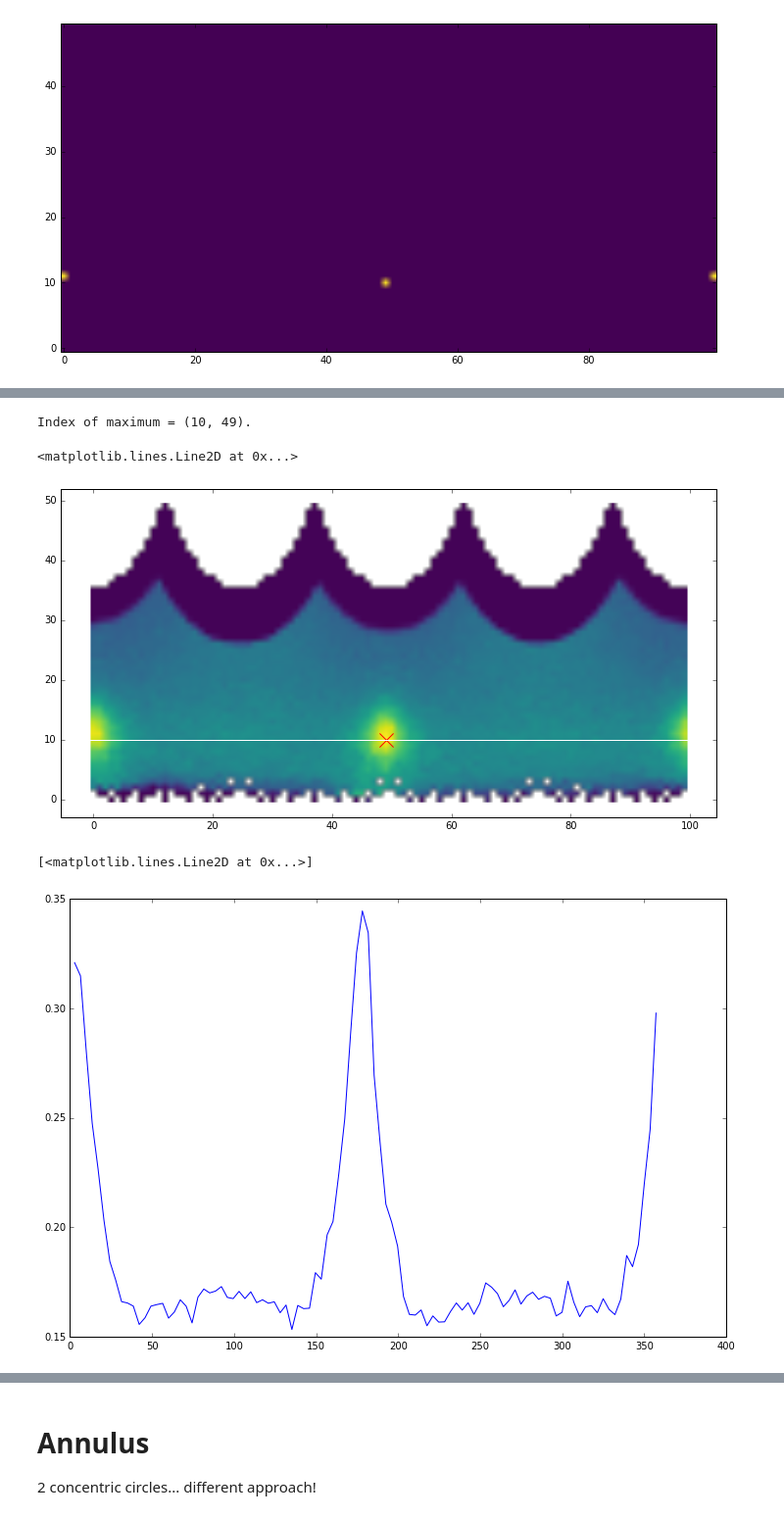
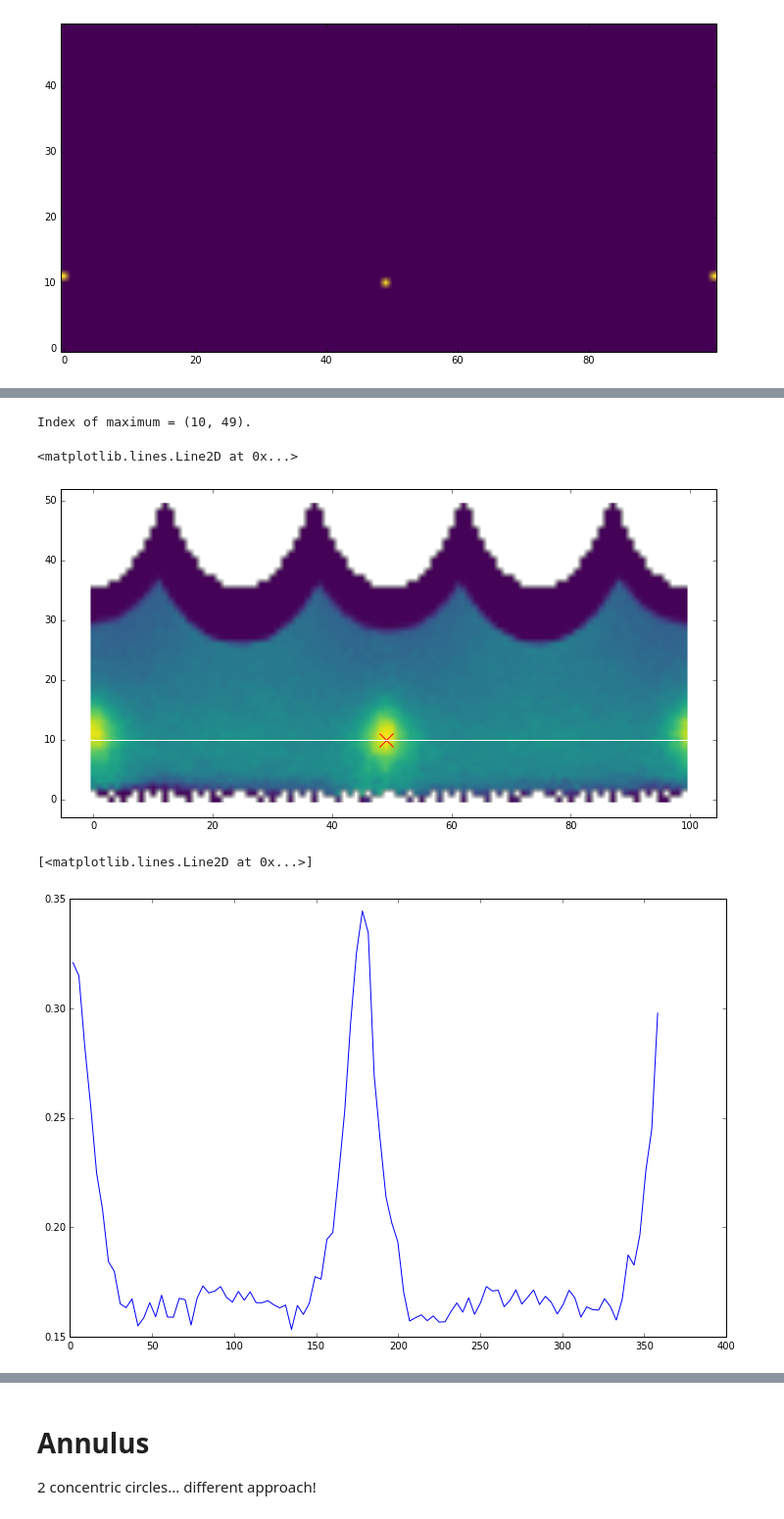
Before and after one commit to ricleal/PythonCode, a Jupyter notebook: SANS/Anisotropic/Find wedges.ipynb, the cells around one changed output, grey strips where cells are left out. Shown at 98% size. Drawn from its saved outputs; the diff is of its cells as text; code cells hidden in the pictures.

```diff
--- a/SANS/Anisotropic/Find wedges.ipynb
+++ b/SANS/Anisotropic/Find wedges.ipynb
@@ -68,7 +68,7 @@ def sector_average(data_x, data_y, data_z,
     angle = np.arctan2(data_y, data_x)
     angle = np.rad2deg(angle)
     # make it integer from 0 to 360
-#     angle = np.round(angle).astype(int) + 180
+    angle = np.round(angle).astype(int) + 180
 
 
     # normalize data to 1
@@ -169,14 +169,14 @@ plt.axhline(y=index_of_max[0],color='w')
 # %% [output]
 Index of maximum = (10, 49).
 <matplotlib.lines.Line2D at 0x...>
-[figure, old version]
+[figure, new version]
 # %%
 # plot horizontal cut in 1D
-horizontal_cut = data[indice_of_max[0],:]
+horizontal_cut = data[index_of_max[0],:]
 plt.plot(x,horizontal_cut)
 # %% [output]
 [<matplotlib.lines.Line2D at 0x...>]
-[figure, old version]
+[figure, new version]
 # %%
 # Define model function to be used to fit to the data later:
 def gauss(x, *p):
```
Also changed, not shown: parts of 9 cells of this notebook.
